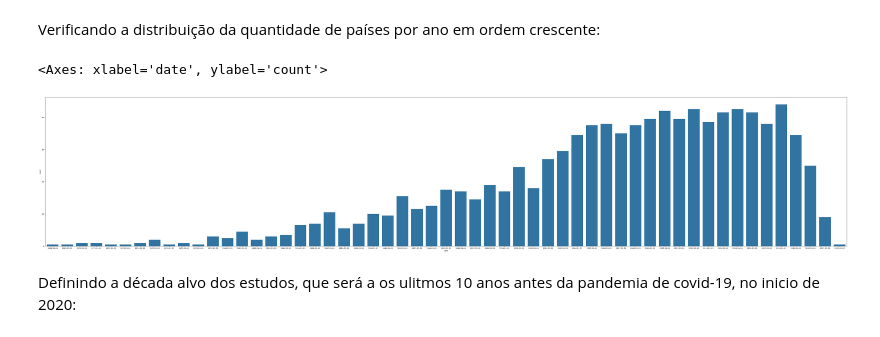
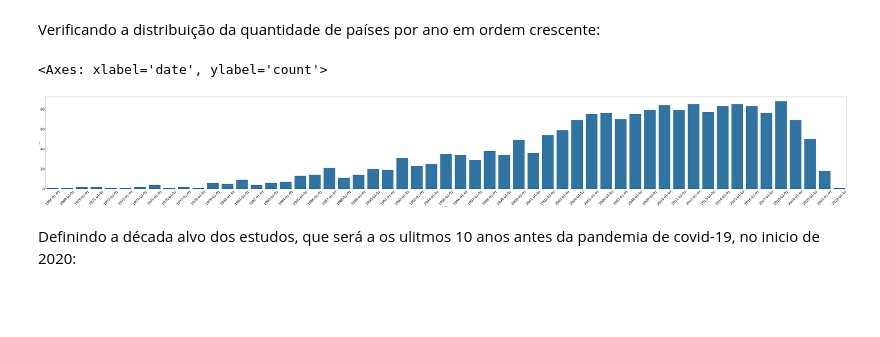
Before and after one commit to Simone-Barbosa/gini_index_analysis, a Jupyter notebook: gini_index.ipynb, the cells around one changed output. Saved outputs shown, nothing was run; the diff lists cells and outputs as text; code cells hidden in the pictures; blank space fills up the shorter version.

Commit message:
rename variables and adjust labels on graphs

```diff
--- a/gini_index.ipynb
+++ b/gini_index.ipynb
@@ -150,11 +157,16 @@ Verificando a distribuição da quantidade de países por ano em ordem crescente
 # %%
 df_gini_copy.sort_values(by='date', ascending=False, inplace=True)
 # %%
-plt.figure(figsize=(80, 15))
+plt.figure(figsize=(130, 15))
+plt.xticks(rotation=45)
+plt.xticks(fontsize=30)
+plt.yticks(fontsize=30)
+
+
 sns.countplot(x='date', data=df_gini_copy.sort_values(by='date'))
 # %% [output]
 <Axes: xlabel='date', ylabel='count'>
-[figure, old version]
+[figure, new version]
 # %% [markdown]
 Definindo a década alvo dos estudos, que será a os ulitmos 10 anos antes da pandemia de covid-19, no inicio de 2020:
 # %%
```
Also changed, not shown: parts of 22 cells of this notebook.
